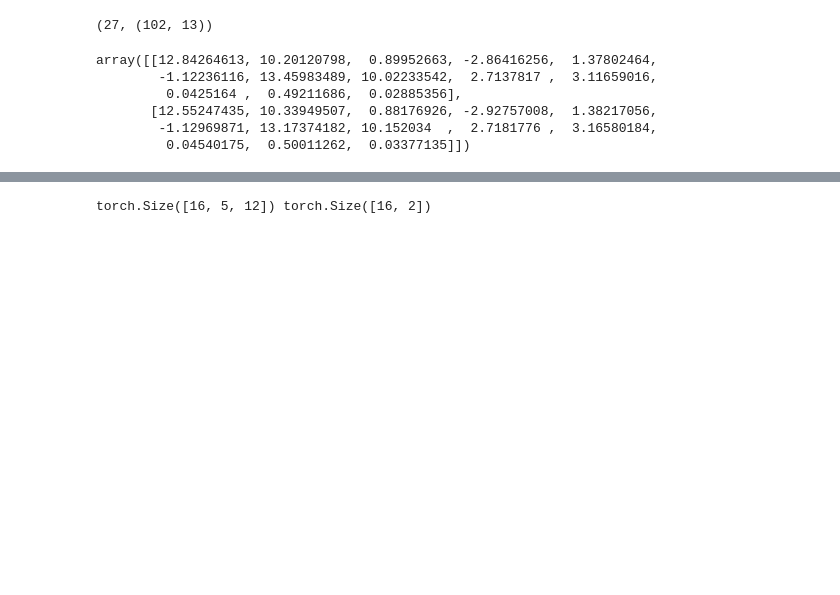
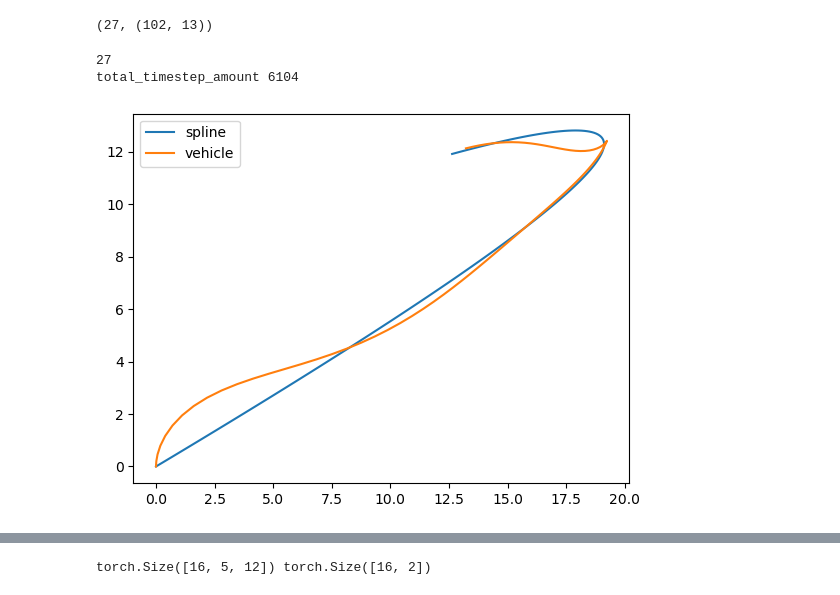
Before and after one commit to planetaryeclipse/research-geo-diff-opt-layer, a Jupyter notebook: LSTM.ipynb, the cells around one changed output, grey strips where cells are left out. Cells and saved outputs as stored; diff of their text form; code cells hidden in the pictures; blank space fills up the shorter version.

Commit message:
added keep out zone plotting, fixed data parsing bugs

```diff
--- a/LSTM.ipynb
+++ b/LSTM.ipynb
@@ -24,15 +24,23 @@ len(episodes), episodes[1].shape
 (27, (102, 13))
 # %%
 #Look at file data.
-episode_data = episodes[2]
+episode_data = episodes[1]
 episode_data[100:150, :14]
+total_timestep_amount = 0  #number should match X.shape[0] and Y.shape[0]
+
+for i in range(len(episodes)):
+    # print(episodes[i].shape)
+    total_timestep_amount += episodes[i].shape[0]
+print(len(episodes))
+print("total_timestep_amount", total_timestep_amount)
+plt.plot(episode_data[:, 0], episode_data[:, 1], label='spline')
+plt.plot(episode_data[:, 6], episode_data[:, 7], label = 'vehicle')
+plt.legend()
+plt.show()
 # %% [output]
-array([[12.84264613, 10.20120798,  0.89952663, -2.86416256,  1.37802464,
-        -1.12236116, 13.45983489, 10.02233542,  2.7137817 ,  3.11659016,
-         0.0425164 ,  0.49211686,  0.02885356],
-       [12.55247435, 10.33949507,  0.88176926, -2.92757008,  1.38217056,
-        -1.12969871, 13.17374182, 10.152034  ,  2.7181776 ,  3.16580184,
-         0.04540175,  0.50011262,  0.03377135]])
+27
+total_timestep_amount 6104
+[figure, added]
 # %%
 #Structure input files for LSTM
 from copy import deepcopy
```
Also changed, not shown: parts of 11 cells of this notebook.
